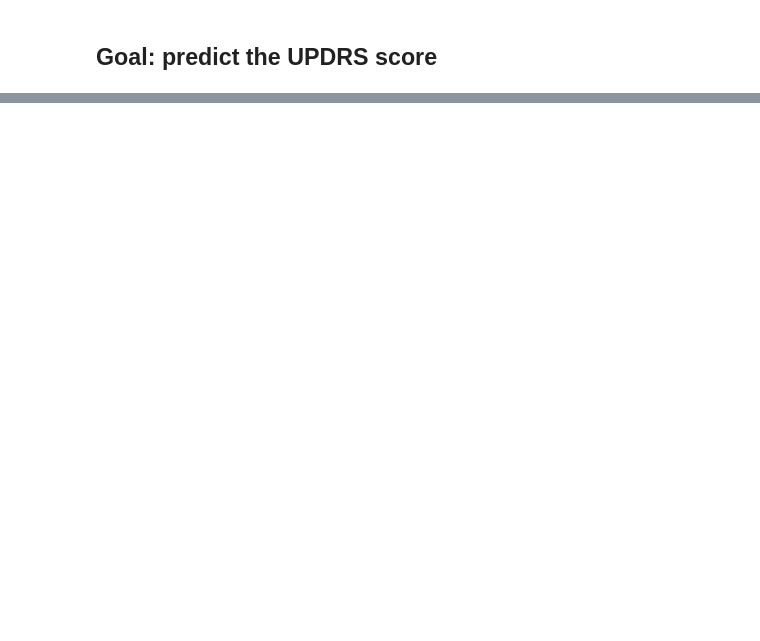
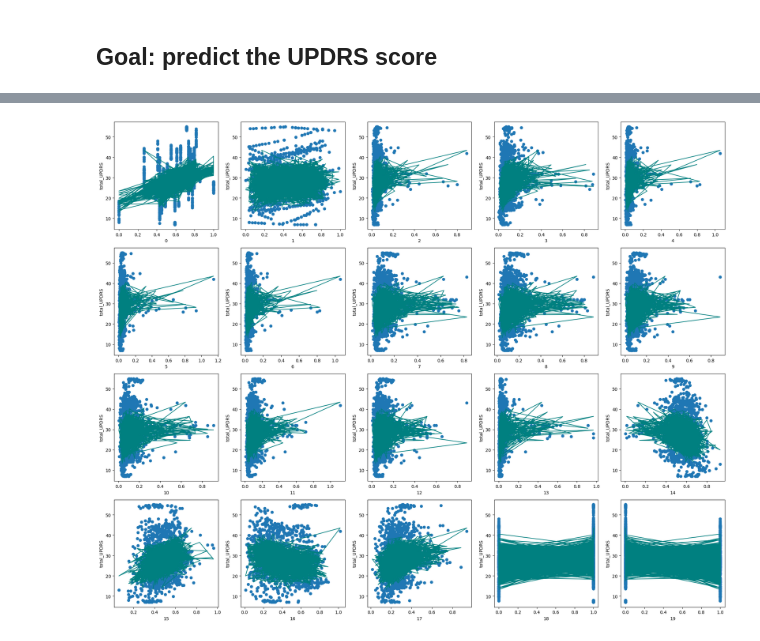
Before and after one commit to alexngUNC/FNN-Regularization, a Jupyter notebook: parkinsonA.ipynb, the cells around one changed output, grey strips where cells are left out. Saved outputs shown, nothing was run; the diff lists cells and outputs as text; code cells hidden in the pictures; blank space fills up the shorter version.

```diff
--- a/parkinsonA.ipynb
+++ b/parkinsonA.ipynb
@@ -53,0 +88,3 @@ plt.show()
+# %%
+X = data.drop(['motor_UPDRS', 'total_UPDRS'], axis=1)
+y = data['total_UPDRS']
@@ -53,0 +404,28 @@ plt.show()
+# %%
+def plot_model_preds(model, X_test, y_test):
+  import matplotlib.pyplot as plt
+  # Create subplots
+  fig, axes = plt.subplots(nrows=4, ncols=5, figsize=(20, 16))
+  axes = axes.flatten() # flatten the axes array to iterate over it easily
+
+  # Make predictions
+  y_pred = model_n.predict(X_test)
+
+  # Close predictions
+  close = abs(y_pred.reshape(len(y_pred),) - y_test) <= 5
+
+  # Plot each column against total_UPDRS
+  i = 0
+  for c in X_test.columns:
+    ax = axes[i] # select the next subplot
+    ax.scatter(X_test[c], y_test, label='True data')
+    ax.scatter(X_test[c], y_pred, label='Predicted data', color='teal')
+    ax.set_ylabel('total_UPDRS')
+    ax.set_xlabel(c)
+    i += 1
+
+  # Adjust spacing between subplots
+  plt.tight_layout()
+
+  # Display the plot
+  plt.show()
@@ -53,0 +469,5 @@ plt.show()
+# %%
+curvy_model, history = make_model(X_train_normal, y_train, curvy=False)
+# %%
+plot_model_preds(curvy_model, X_test_normal, y_test)
+# %% [output]
@@ -53,0 +475 @@ plt.show()
+[figure, added]
```
Also changed, not shown: parts of 36 cells of this notebook, 2 other files.
